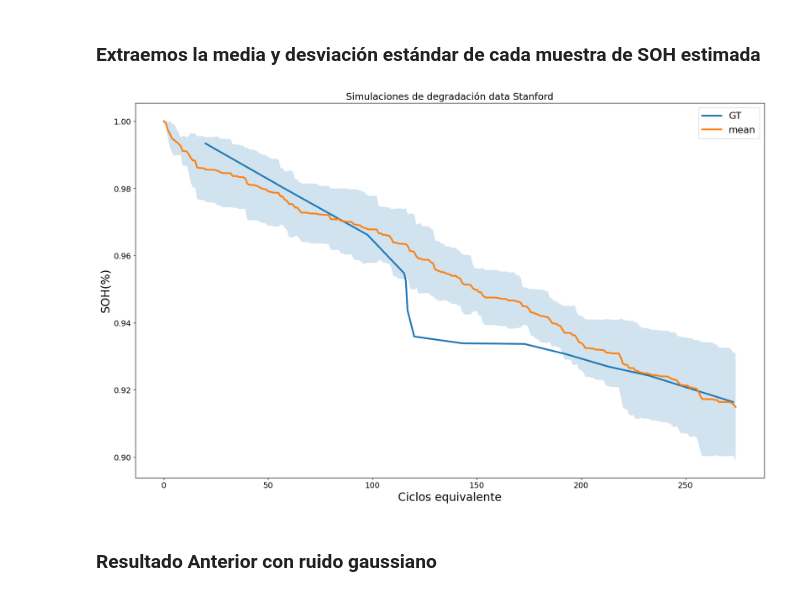
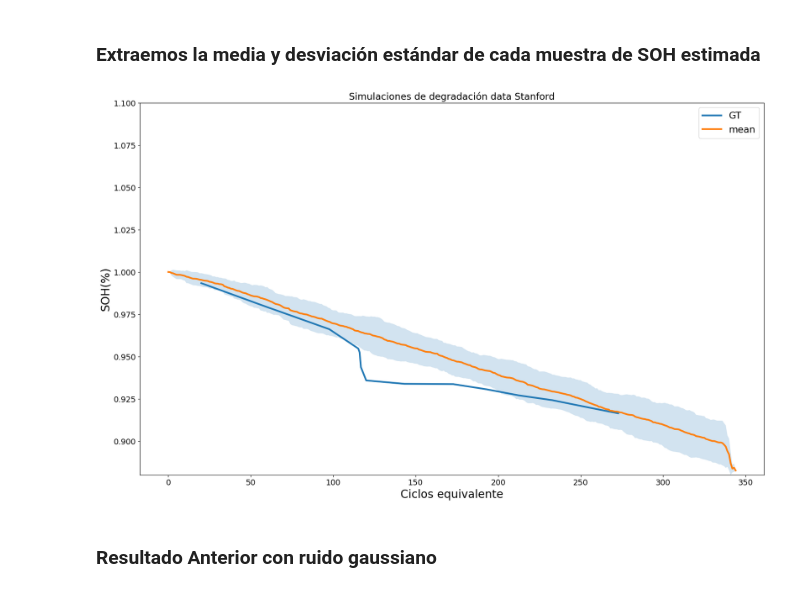
Before and after one commit to AXS-Rose/degradation_model, a Jupyter notebook: soh_methods_stanford.ipynb, the cells around one changed output. Drawn from its saved outputs; the diff is of its cells as text; code cells hidden in the pictures.

```diff
--- a/soh_methods_stanford.ipynb
+++ b/soh_methods_stanford.ipynb
@@ -254,28 +254,28 @@ while j <= M:
 # %% [markdown]
 ### Extraemos la media y desviación estándar de cada muestra de SOH estimada
 # %%
-total_SOH['mean'] = total_soh_values.mean(axis=1)
-total_SOH['std'] = total_soh_values.std(axis=1)
+total_SOH['mean'] = total_SOH.mean(axis=1)
+total_SOH['std'] = total_SOH.std(axis=1)
 # %%
 axis = np.arange(len(total_SOH['std']))
 
 plt.figure(figsize=(20, 12))
-# for column in total_soh_values:
-    # plt.plot(total_soh_values[column],label=column)
+# for column in total_SOH:
+#     plt.plot(total_SOH[column],label=column)
 plt.plot(w10_axis_val,SOH_gt_df['W10'],label="GT")
 plt.plot(total_SOH['mean'],label='mean')
 
-plt.fill_between(axis,total_SOH['mean']-total_SOH['std'],total_SOH['mean']+total_SOH['std'],alpha=0.2)
-# plt.ylim((0.88,1.1))
-# plt.xlim((20,275))
+plt.fill_between(axis,total_SOH['mean']-1.5*total_SOH['std'],total_SOH['mean']+1.5*total_SOH['std'],alpha=0.2)
+plt.ylim((0.88,1.1))
+# plt.xlim((0,275))
 
 plt.title("Simulaciones de degradación data Stanford")
 plt.xlabel("Ciclos equivalente")
 plt.ylabel("SOH(%)")
 plt.legend()
 plt.show()
 # %% [output]
-[figure, old version]
+[figure, new version]
 # %% [markdown]
 ### Resultado Anterior con ruido gaussiano
 # %%
```
Also changed, not shown: parts of 5 cells of this notebook.
